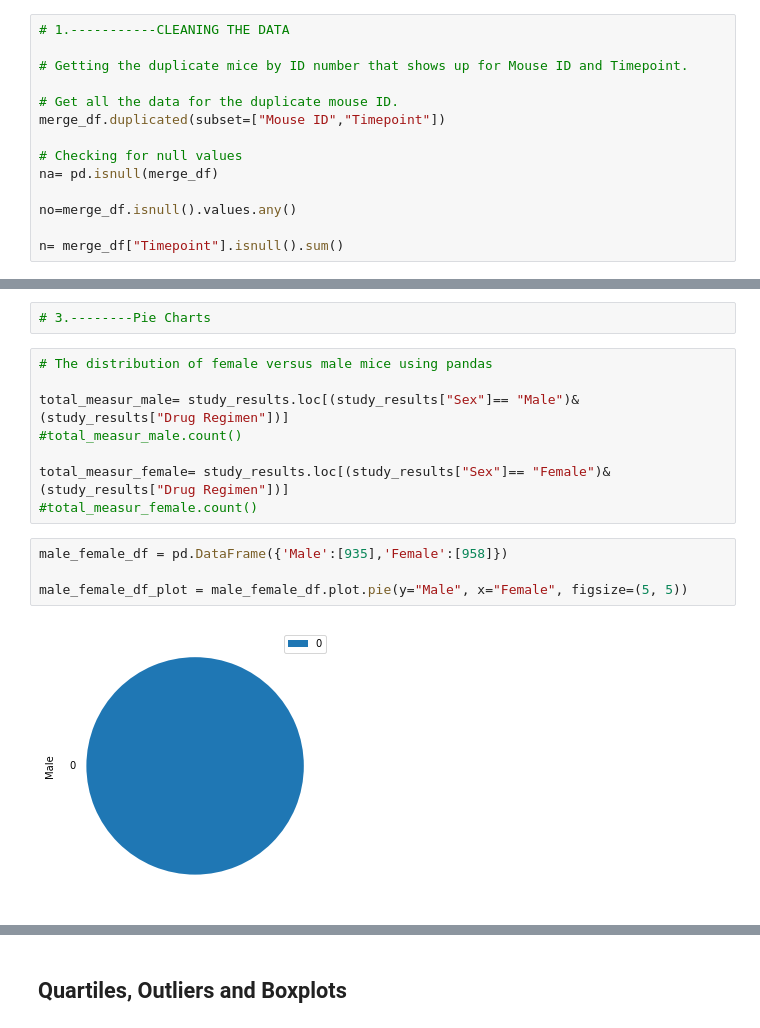
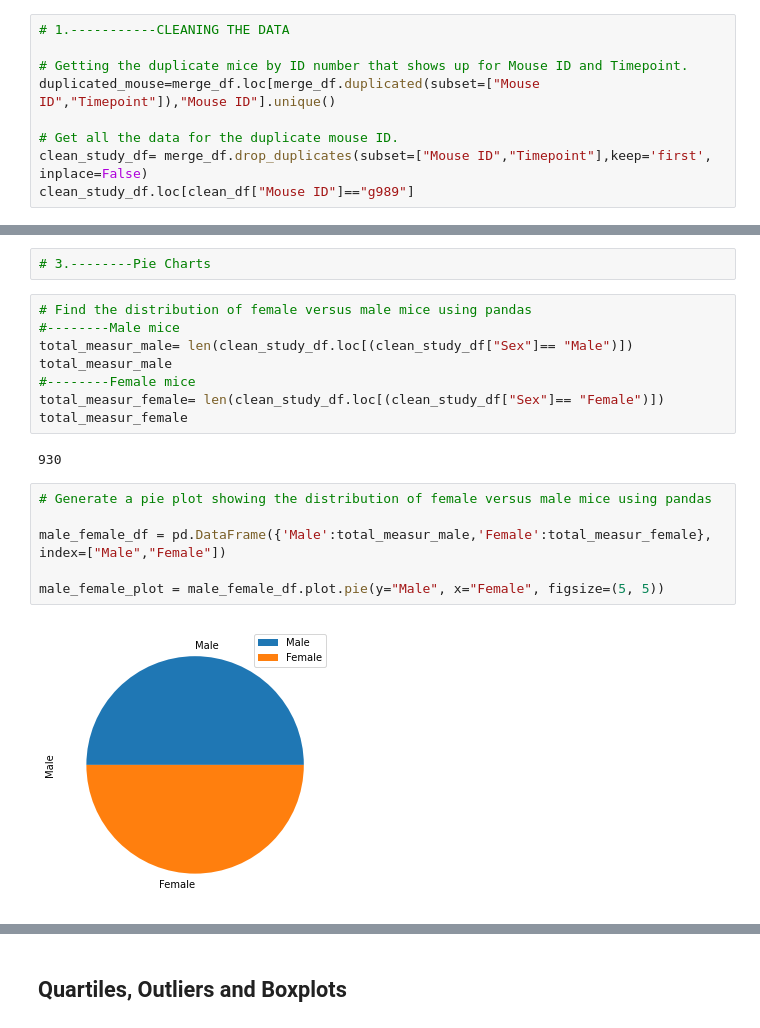
Before and after one commit to Yazz-01/Matplotlib_Pharma_Challenge, a Jupyter notebook: main_pharma.ipynb, the cells around one changed output, grey strips where cells are left out. Cells and saved outputs as stored; diff of their text form.

```diff
--- a/main_pharma.ipynb
+++ b/main_pharma.ipynb
@@ -66,13 +37,8 @@ df = df.drop_duplicates(df.columns[~df.columns.isin(['id'])],
 # 1.-----------CLEANING THE DATA
 
 # Getting the duplicate mice by ID number that shows up for Mouse ID and Timepoint.
+duplicated_mouse=merge_df.loc[merge_df.duplicated(subset=["Mouse ID","Timepoint"]),"Mouse ID"].unique()
 
 # Get all the data for the duplicate mouse ID.
-merge_df.duplicated(subset=["Mouse ID","Timepoint"])
-
-# Checking for null values
-na= pd.isnull(merge_df)
-
-no=merge_df.isnull().values.any()
-
-n= merge_df["Timepoint"].isnull().sum()
+clean_study_df= merge_df.drop_duplicates(subset=["Mouse ID","Timepoint"],keep='first', inplace=False)
+clean_study_df.loc[clean_df["Mouse ID"]=="g989"]
@@ -201,19 +170,23 @@ plt.show()
 # %%
 # 3.--------Pie Charts
 # %%
-# The distribution of female versus male mice using pandas
-
-total_measur_male= study_results.loc[(study_results["Sex"]== "Male")&(study_results["Drug Regimen"])]
-#total_measur_male.count()
-
-total_measur_female= study_results.loc[(study_results["Sex"]== "Female")&(study_results["Drug Regimen"])]
-#total_measur_female.count()
+# Find the distribution of female versus male mice using pandas
+#--------Male mice
+total_measur_male= len(clean_study_df.loc[(clean_study_df["Sex"]== "Male")])
+total_measur_male
+#--------Female mice
+total_measur_female= len(clean_study_df.loc[(clean_study_df["Sex"]== "Female")])
+total_measur_female
+# %% [output]
+930
 # %%
-male_female_df = pd.DataFrame({'Male':[935],'Female':[958]})
+# Generate a pie plot showing the distribution of female versus male mice using pandas
 
-male_female_df_plot = male_female_df.plot.pie(y="Male", x="Female", figsize=(5, 5))
+male_female_df = pd.DataFrame({'Male':total_measur_male,'Female':total_measur_female}, index=["Male","Female"])
+
+male_female_plot = male_female_df.plot.pie(y="Male", x="Female", figsize=(5, 5))
 # %% [output]
-[figure, old version]
+[figure, new version]
 # %%
 # Generate a pie plot showing the distribution of female versus male mice using pyplot
 
```
Also changed, not shown: parts of 19 cells of this notebook.
